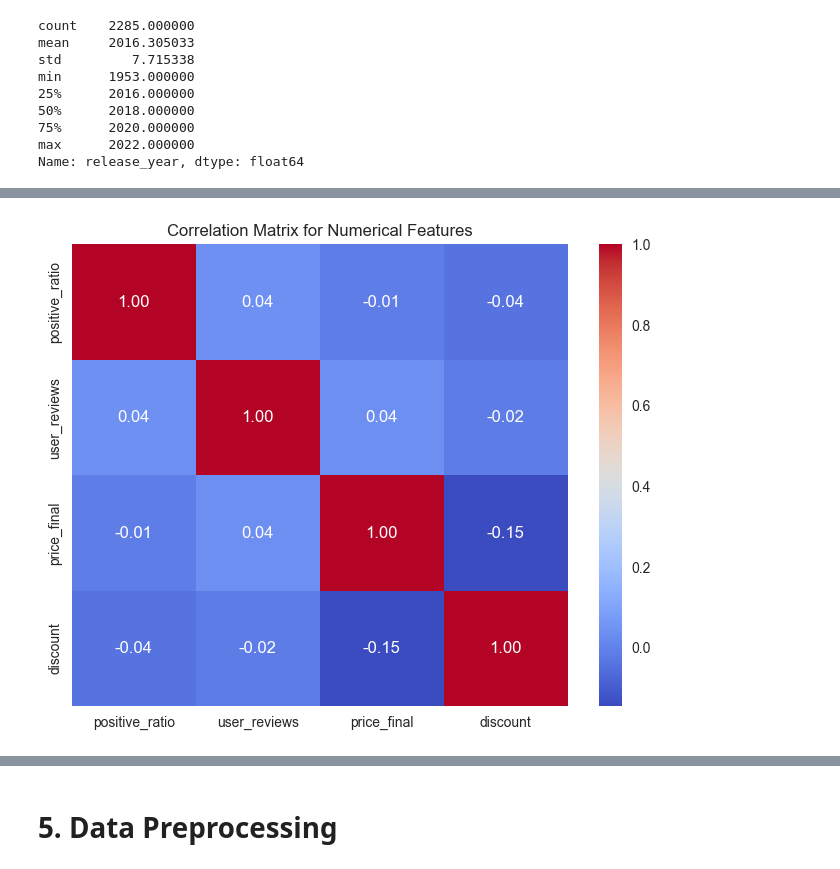
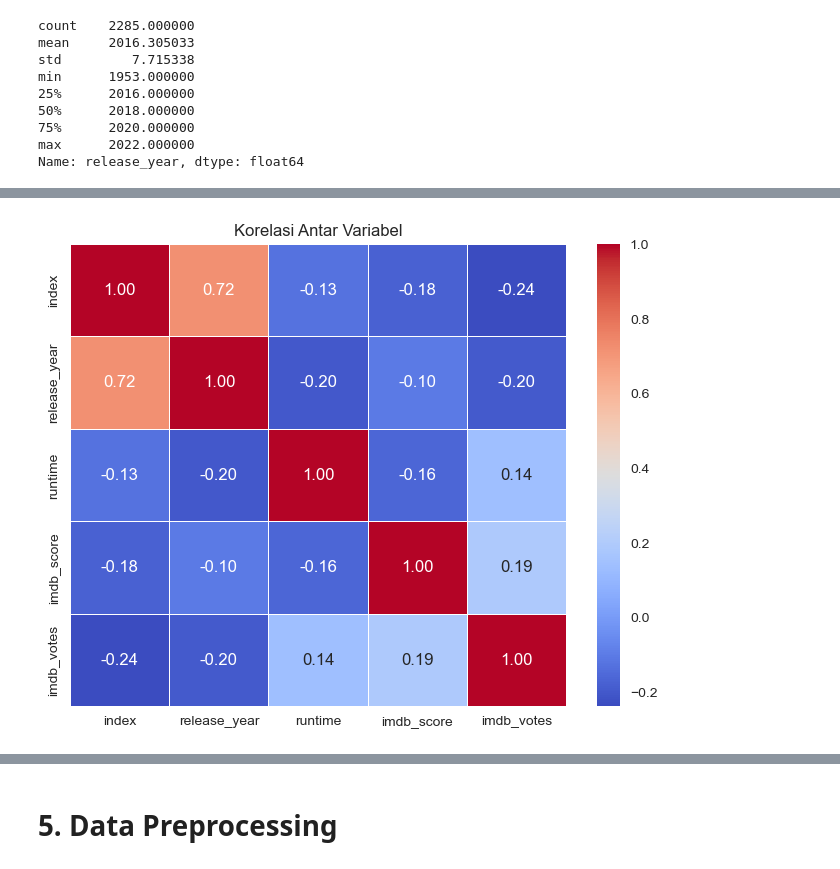
Before and after one commit to M4tchaa/submission-ml, a Jupyter notebook: Submission_Akhir_BMLP_Arliyandi.ipynb, the cells around one changed output, grey strips where cells are left out. Saved outputs shown, nothing was run; the diff lists cells and outputs as text; code cells hidden in the pictures.

```diff
--- a/Submission_Akhir_BMLP_Arliyandi.ipynb
+++ b/Submission_Akhir_BMLP_Arliyandi.ipynb
@@ -163,9 +195,7 @@ for column in numerical_columns:
 # %%
-#Correlation matrix
-
 plt.figure(figsize=(8, 6))
-sns.heatmap(df[numerical_columns].corr(), annot=True, cmap='coolwarm', fmt=".2f", cbar=True)
-plt.title('Correlation Matrix for Numerical Features')
+sns.heatmap(df.corr(numeric_only=True), annot=True, fmt=".2f", cmap="coolwarm", linewidths=0.5)
+plt.title("Korelasi Antar Variabel")
 plt.show()
 # %% [output]
-[figure, old version]
+[figure, new version]
```
Also changed, not shown: parts of 30 cells of this notebook.
